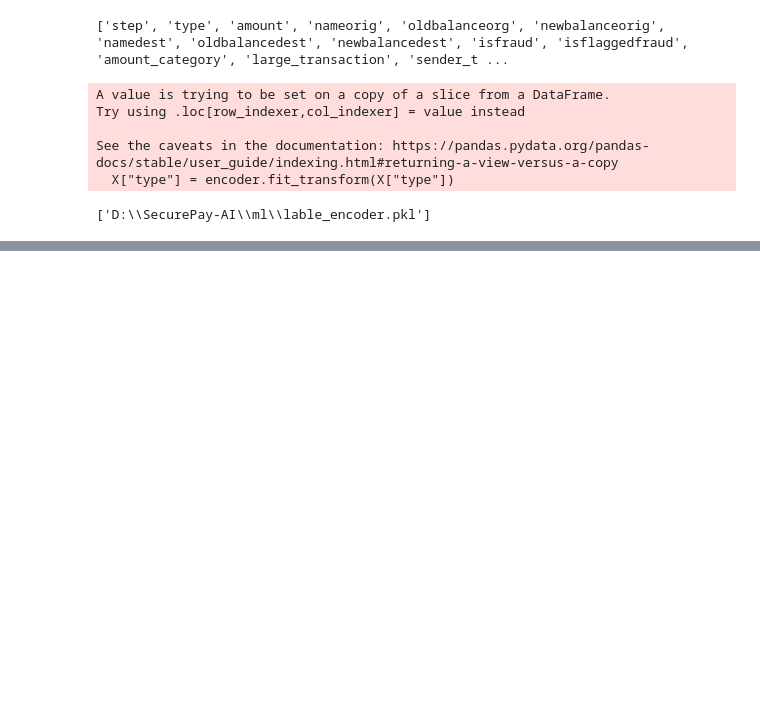
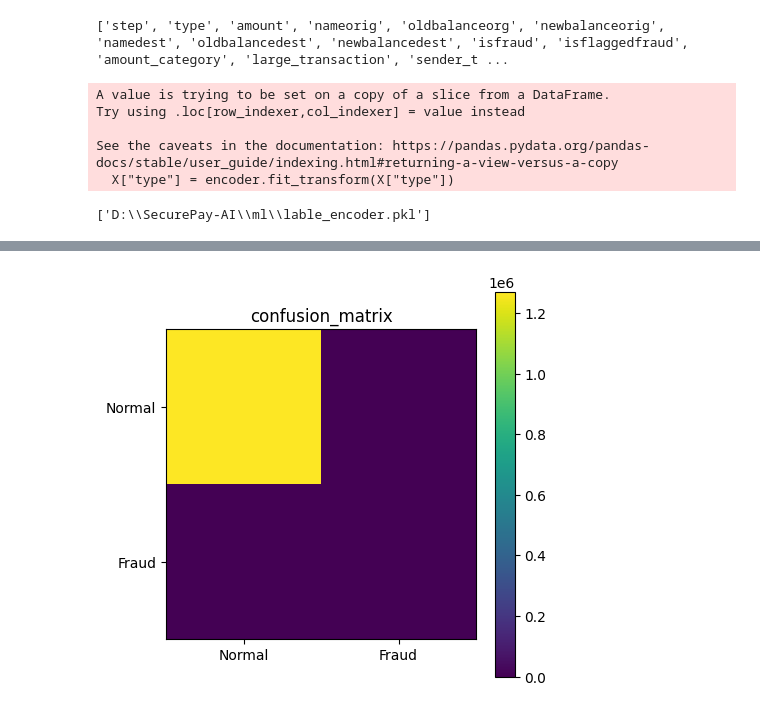
Before and after one commit to Nityanand-Khule-24/SecurePay-AI, a Jupyter notebook: notebooks/05_model_preparation.ipynb, the cells around one changed output, grey strips where cells are left out. Saved outputs shown, nothing was run; the diff lists cells and outputs as text; code cells hidden in the pictures; blank space fills up the shorter version.

```diff
--- a/notebooks/05_model_preparation.ipynb
+++ b/notebooks/05_model_preparation.ipynb
@@ -88,3 +87,15 @@ X_train, X_test, y_train, y_test = train_test_split(
 # %%
 # handele class imbalance
 class_weight = "balanced"
+# %%
+# train random forest
+
+from sklearn.ensemble import RandomForestClassifier
+
+rf = RandomForestClassifier(
+    n_estimators=200,
+    random_state=42,
+    class_weight="balanced"
+)
+
+rf.fit(X_train,y_train)
@@ -90,0 +105,4 @@ class_weight = "balanced"
+# %%
+# prediction
+
+pred = rf.predict(X_test)
@@ -90,0 +140,21 @@ class_weight = "balanced"
+# %%
+# confusion matrix
+
+import matplotlib.pyplot as plt
+
+cm = confusion_matrix(y_test,pred)
+
+plt.figure(figsize=(5,5))
+
+plt.imshow(cm)
+
+plt.xticks([0,1],["Normal","Fraud"])
+plt.yticks([0,1],["Normal","Fraud"])
+
+plt.colorbar()
+
+plt.title("confusion_matrix")
+
+plt.show()
+# %% [output]
+[figure, added]
```
Also changed, not shown: parts of 8 cells of this notebook, 1 other file.
